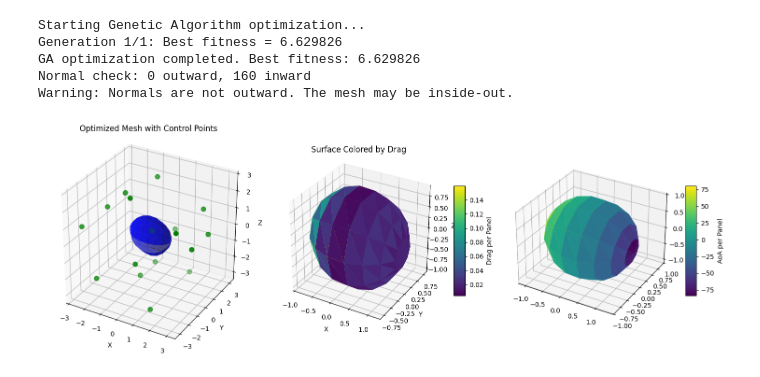
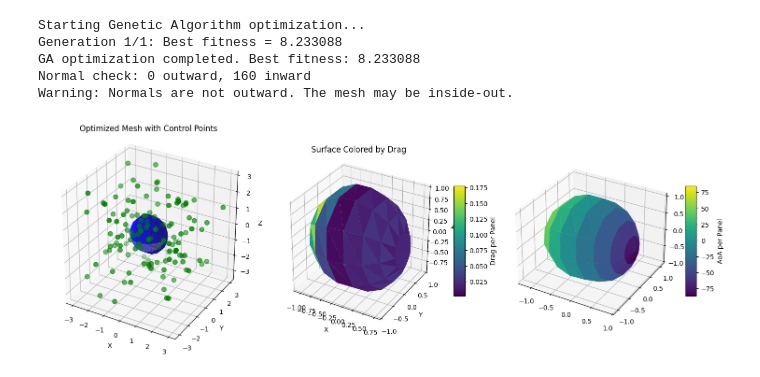
Before and after one commit to schuettem/SATOPT, a Jupyter notebook: examples/example_1.ipynb, the cells around one changed output. Saved outputs shown, nothing was run; the diff lists cells and outputs as text; code cells hidden in the pictures.

```diff
--- a/examples/example_1.ipynb
+++ b/examples/example_1.ipynb
@@ -24,10 +24,10 @@ radius = 1.0
 center = (0.0, 0.0, 0.0)
 
 # Create a higher resolution lattice for better shape control
-lattice_shape = (3, 2, 3)  # Odd number in Y direction for proper symmetry
+lattice_shape = (5, 5, 5)  # Odd number in Y direction for proper symmetry
 
 # maximum body length and minimum volume constraints
-L_max = 5.0  # Reduced to match the new scale
+L_max = 10.0  # Reduced to match the new scale
 V_min = 4 / 3 * np.pi * radius**3  # Reduced to match smaller sphere (4/3*π*1^3 ≈ 4.19)
 
 
@@ -136,33 +136,33 @@ aoas, areas = compute_aoa_and_area(
 ax3 = fig.add_subplot(133, projection="3d")
 
 # Create triangles for 3D plotting
 colors_aoas = []
 for i, panel in enumerate(panels):
     # Color based on drag value
     aoa = aoas[i]
     aoa_normed = (aoa - np.min(aoas)) / (np.max(aoas) - np.min(aoas))
     color = plt.cm.viridis(aoa_normed)  # Use colormap to get color
     colors_aoas.append(color)
 
 # Create 3D polygon collection
 poly3d = Poly3DCollection(triangles, facecolors=colors_aoas, edgecolors="none")
 ax3.add_collection3d(poly3d)
 
 # Add colorbar for drag values
 sm = plt.cm.ScalarMappable(
     cmap=plt.cm.viridis, norm=plt.Normalize(vmin=np.min(aoas), vmax=np.max(aoas))
 )
 sm.set_array([])
 cbar = plt.colorbar(sm, ax=ax3, shrink=0.5, aspect=10)
 cbar.set_label("AoA per Panel")
 
 plt.tight_layout()
 
 plt.show()
 # %% [output]
 Starting Genetic Algorithm optimization...
-Generation 1/1: Best fitness = 6.629826
-GA optimization completed. Best fitness: 6.629826
+Generation 1/1: Best fitness = 8.233088
+GA optimization completed. Best fitness: 8.233088
 Normal check: 0 outward, 160 inward
 Warning: Normals are not outward. The mesh may be inside-out.
-[figure, old version]
+[figure, new version]
```
Also changed, not shown: 6 other files.
